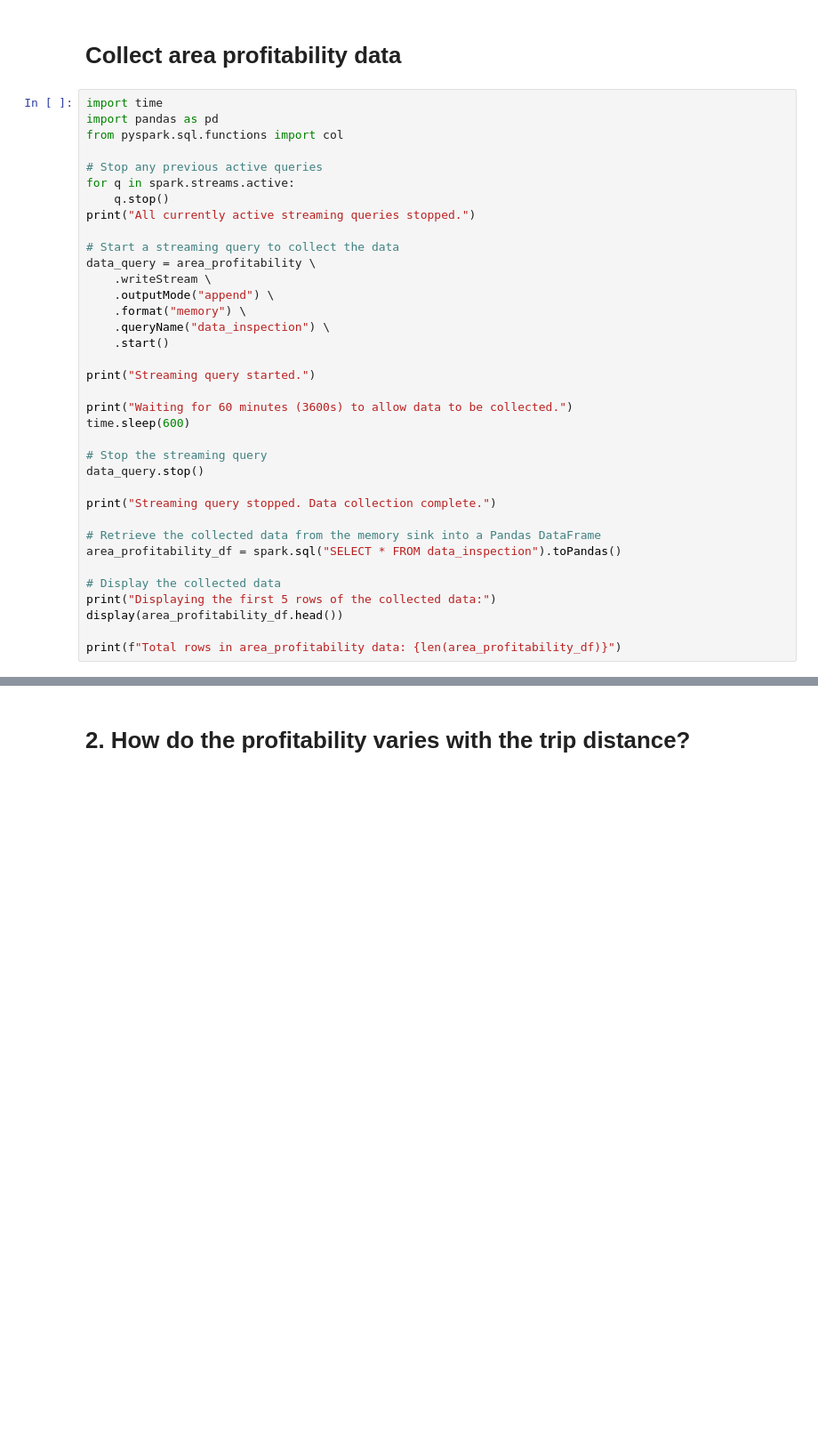
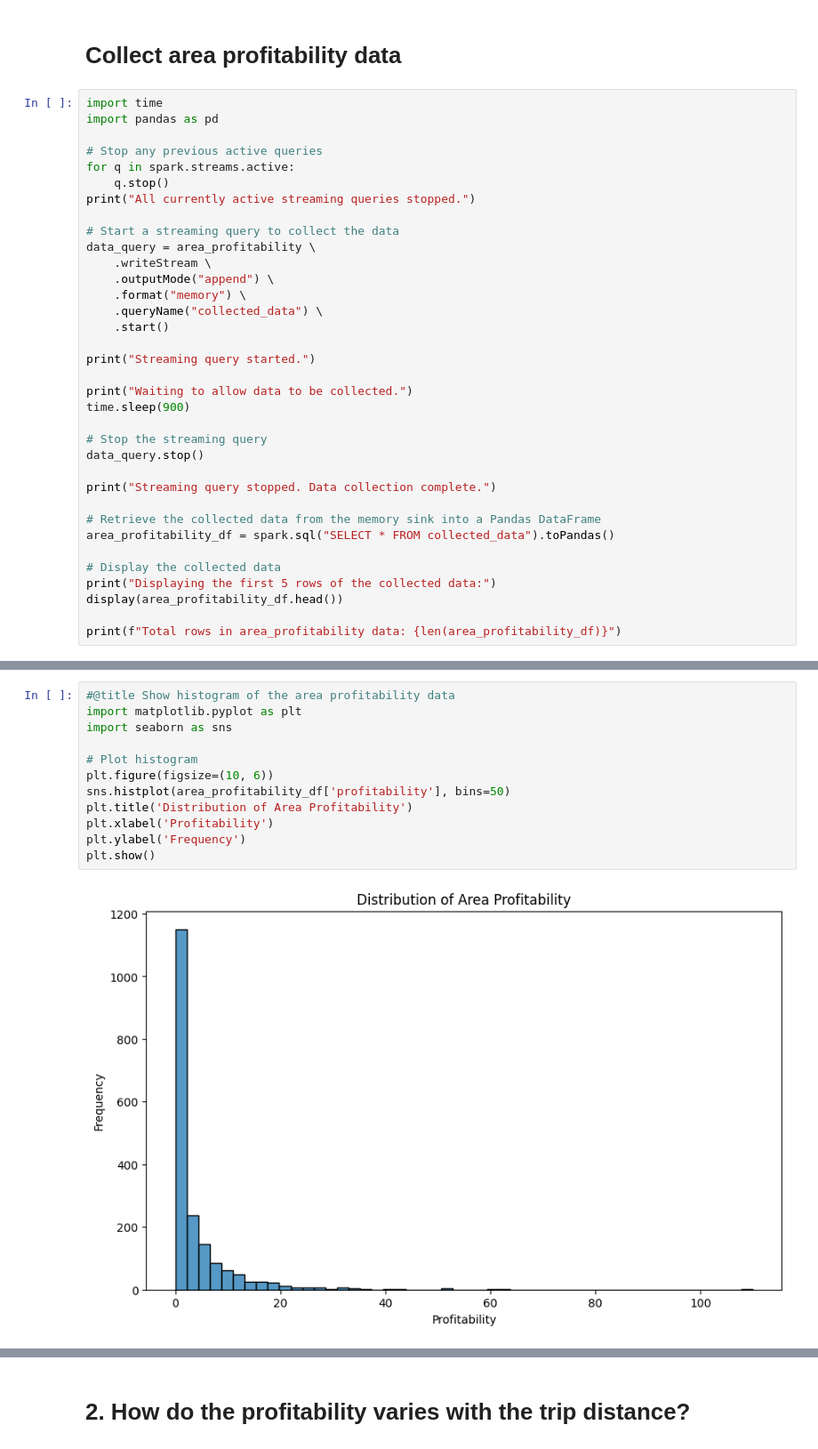
Before and after one commit to aavarela/SPBD_Labs, a Jupyter notebook: projeto2/project.ipynb, the cells around one changed output, grey strips where cells are left out. Shown: that part at 89% size. Saved outputs shown, nothing was run; the diff lists cells and outputs as text; blank space fills up the shorter version.

```diff
--- a/projeto2/project.ipynb
+++ b/projeto2/project.ipynb
@@ -190,7 +193,6 @@ print("7. Calculated profitability ratio.")
 # %%
 import time
 import pandas as pd
-from pyspark.sql.functions import col
 
 # Stop any previous active queries
 for q in spark.streams.active:
@@ -202,13 +204,13 @@ data_query = area_profitability \
     .writeStream \
     .outputMode("append") \
     .format("memory") \
-    .queryName("data_inspection") \
+    .queryName("collected_data") \
     .start()
 
 print("Streaming query started.")
 
-print("Waiting for 60 minutes (3600s) to allow data to be collected.")
-time.sleep(600)
+print("Waiting to allow data to be collected.")
+time.sleep(900)
 
 # Stop the streaming query
 data_query.stop()
@@ -216,7 +218,7 @@ data_query.stop()
 print("Streaming query stopped. Data collection complete.")
 
 # Retrieve the collected data from the memory sink into a Pandas DataFrame
-area_profitability_df = spark.sql("SELECT * FROM data_inspection").toPandas()
+area_profitability_df = spark.sql("SELECT * FROM collected_data").toPandas()
 
 # Display the collected data
 print("Displaying the first 5 rows of the collected data:")
@@ -256,0 +279,14 @@ display(aggregated_profitability['profitability'].describe())
+# %%
+#@title Show histogram of the area profitability data
+import matplotlib.pyplot as plt
+import seaborn as sns
+
+# Plot histogram
+plt.figure(figsize=(10, 6))
+sns.histplot(area_profitability_df['profitability'], bins=50)
+plt.title('Distribution of Area Profitability')
+plt.xlabel('Profitability')
+plt.ylabel('Frequency')
+plt.show()
+# %% [output]
+[figure, added]
```
Also changed, not shown: parts of 22 cells of this notebook.
